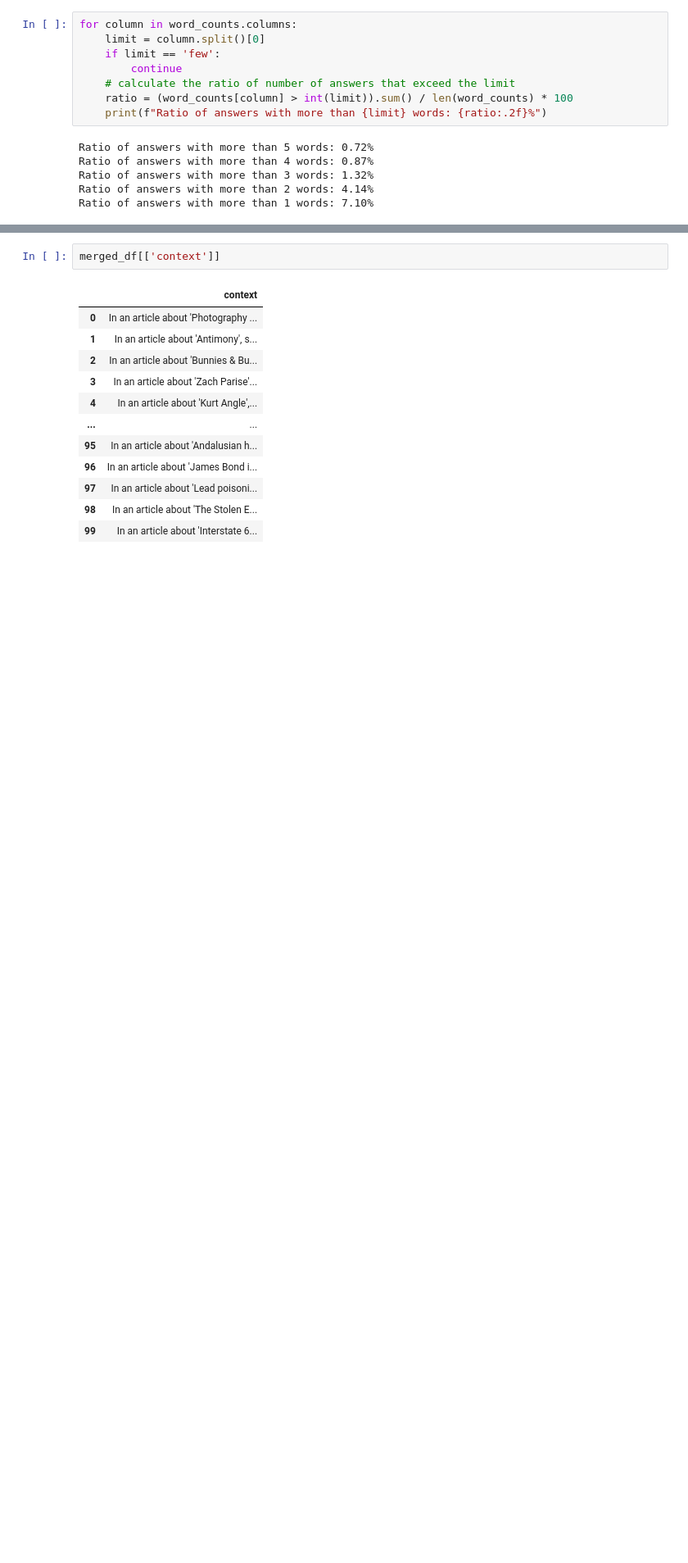
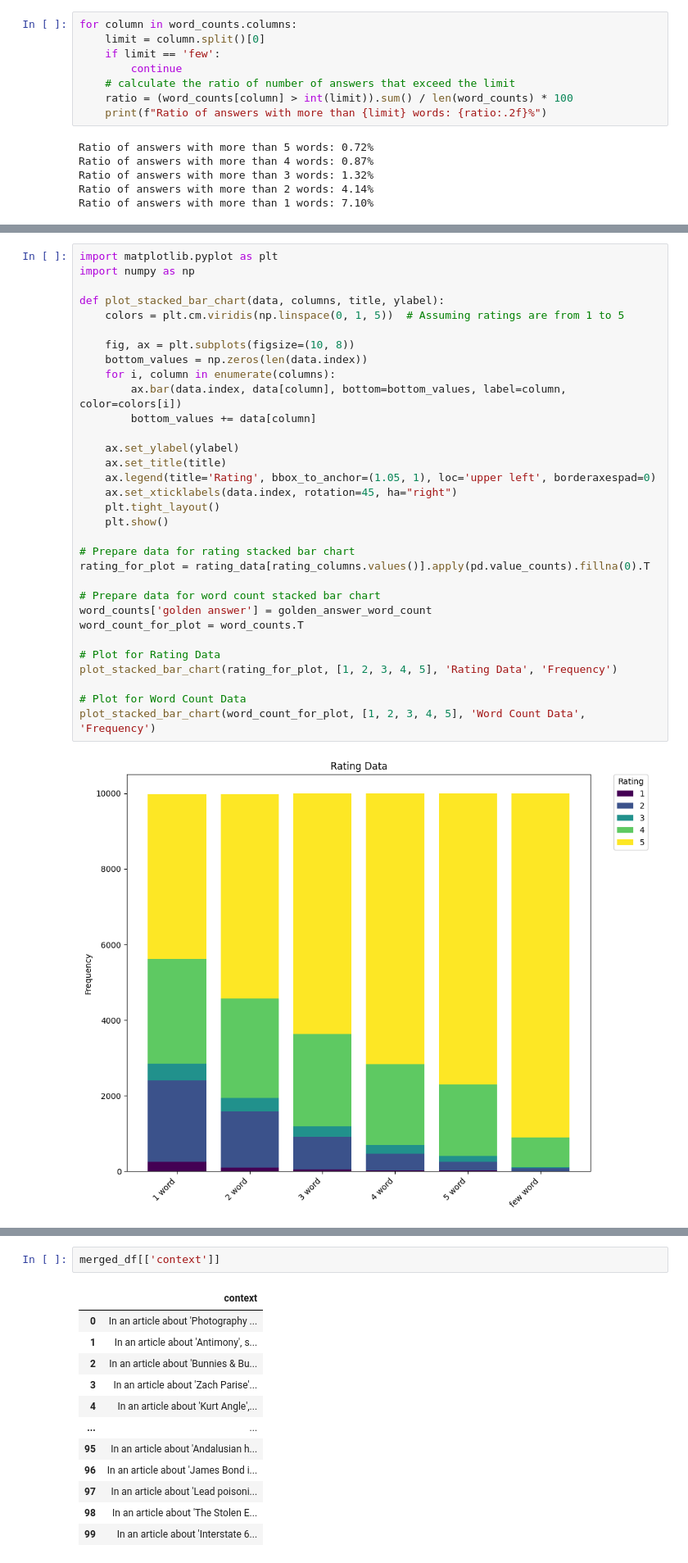
Before and after one commit to nociza/askme-vllm, a Jupyter notebook: experiments/short_anwser.ipynb, the cells around one changed output, grey strips where cells are left out. Shown: that part at 82% size. Saved outputs shown, nothing was run; the diff lists cells and outputs as text; blank space fills up the shorter version.

```diff
--- a/experiments/short_anwser.ipynb
+++ b/experiments/short_anwser.ipynb
@@ -68,0 +83,34 @@ KeyError: '1 word'
+# %%
+import matplotlib.pyplot as plt
+import numpy as np
+
+def plot_stacked_bar_chart(data, columns, title, ylabel):
+    colors = plt.cm.viridis(np.linspace(0, 1, 5))  # Assuming ratings are from 1 to 5
+
+    fig, ax = plt.subplots(figsize=(10, 8))
+    bottom_values = np.zeros(len(data.index))
+    for i, column in enumerate(columns):
+        ax.bar(data.index, data[column], bottom=bottom_values, label=column, color=colors[i])
+        bottom_values += data[column]
+
+    ax.set_ylabel(ylabel)
+    ax.set_title(title)
+    ax.legend(title='Rating', bbox_to_anchor=(1.05, 1), loc='upper left', borderaxespad=0)
+    ax.set_xticklabels(data.index, rotation=45, ha="right")
+    plt.tight_layout()
+    plt.show()
+
+# Prepare data for rating stacked bar chart
+rating_for_plot = rating_data[rating_columns.values()].apply(pd.value_counts).fillna(0).T
+
+# Prepare data for word count stacked bar chart
+word_counts['golden answer'] = golden_answer_word_count
+word_count_for_plot = word_counts.T
+
+# Plot for Rating Data
+plot_stacked_bar_chart(rating_for_plot, [1, 2, 3, 4, 5], 'Rating Data', 'Frequency')
+
+# Plot for Word Count Data
+plot_stacked_bar_chart(word_count_for_plot, [1, 2, 3, 4, 5], 'Word Count Data', 'Frequency')
+# %% [output]
+[figure, added]
```
Also changed, not shown: parts of 4 cells of this notebook.
